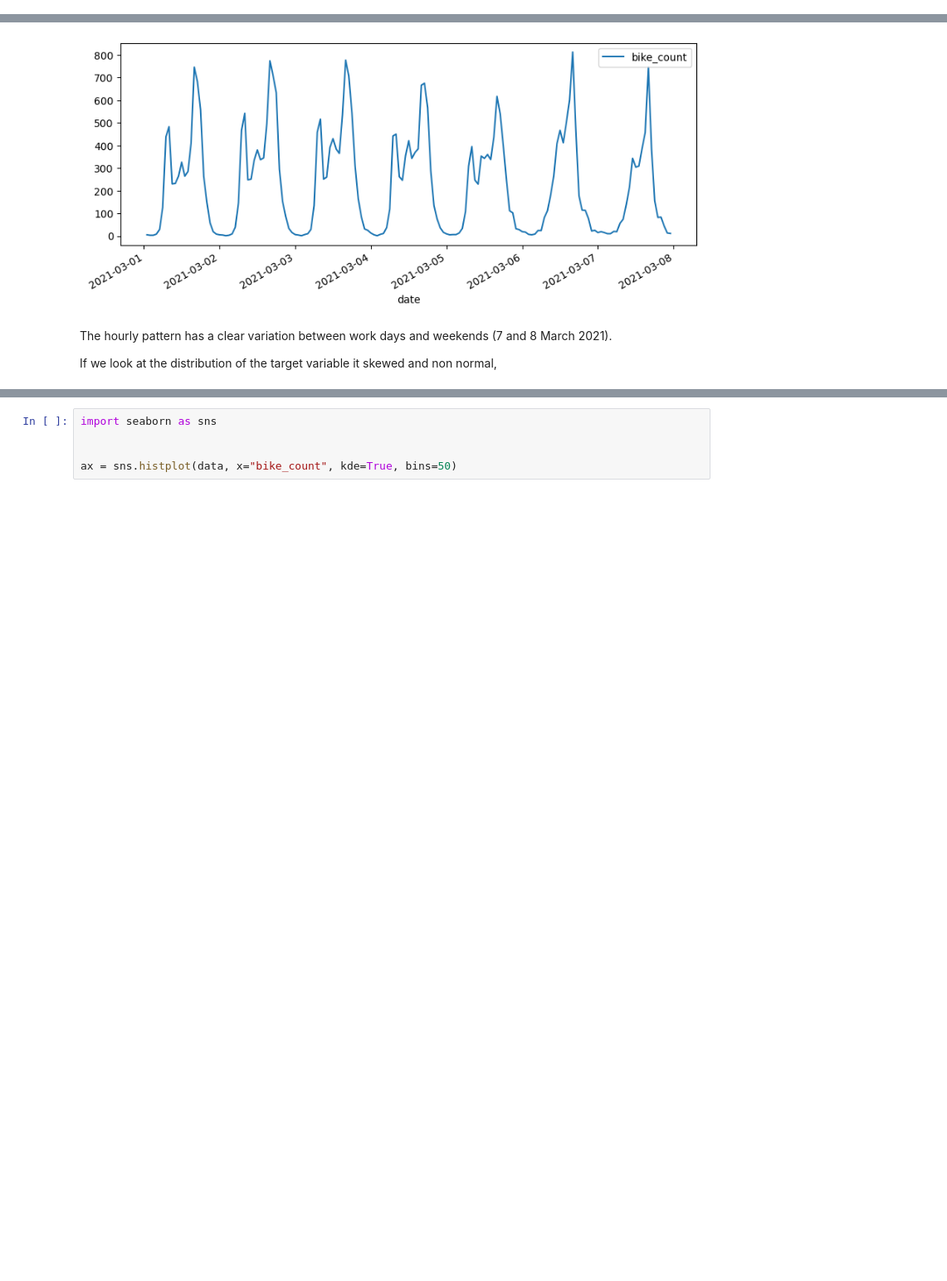
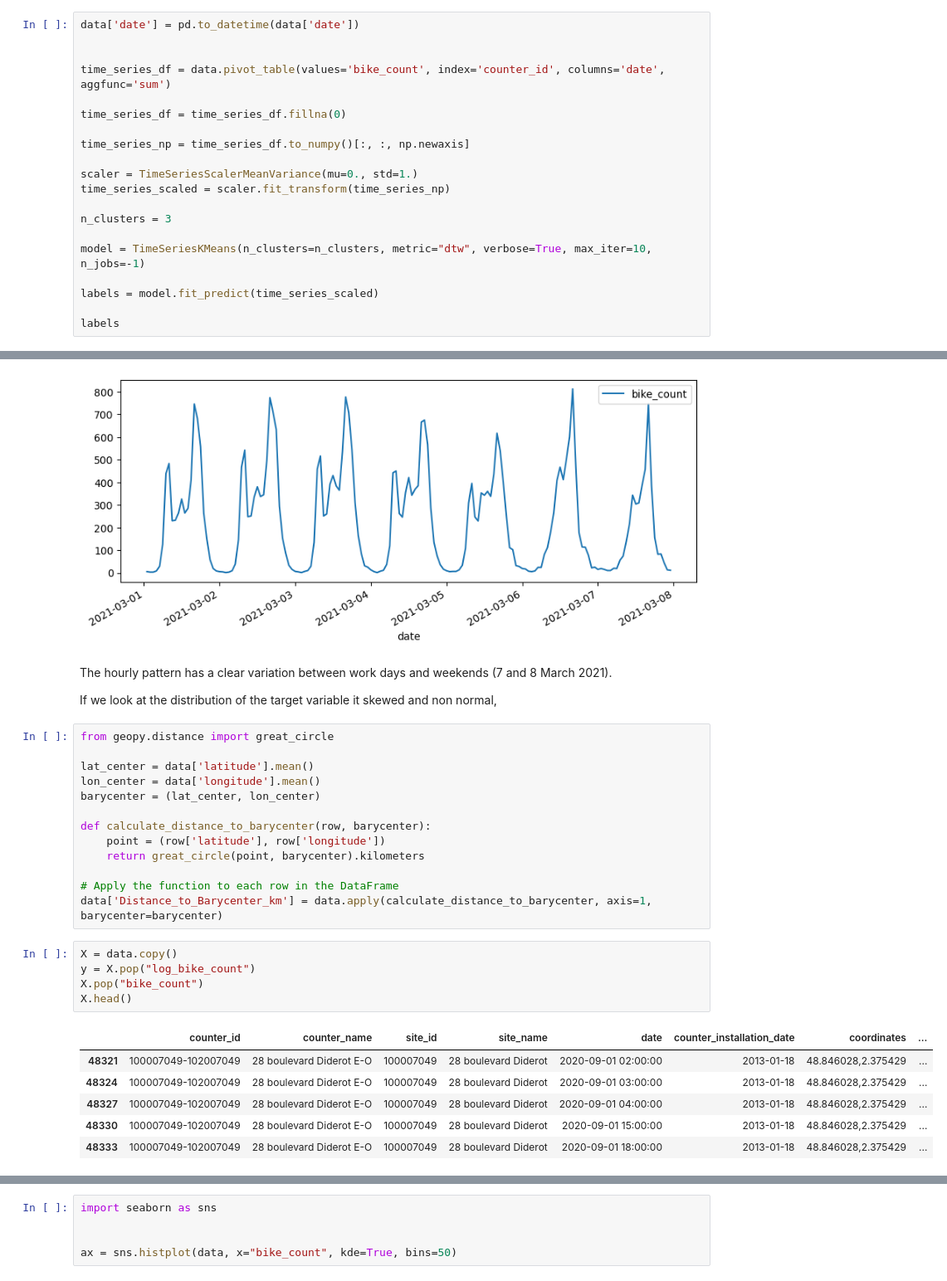
Before and after one commit to thibautboyenval/DSBchallenge, a Jupyter notebook: bike_counters_starting_kit.ipynb, the cells around one changed output, grey strips where cells are left out. Shown: that part at 83% size. Cells and saved outputs as stored; diff of their text form; blank space fills up the shorter version.

```diff
--- a/bike_counters_starting_kit.ipynb
+++ b/bike_counters_starting_kit.ipynb
@@ -108,3 +114,23 @@ data.groupby(["site_name", "counter_name"])["bike_count"].sum().sort_values(
+# %%
+data['date'] = pd.to_datetime(data['date'])
+
+
+time_series_df = data.pivot_table(values='bike_count', index='counter_id', columns='date', aggfunc='sum')
+
+time_series_df = time_series_df.fillna(0)
+
+time_series_np = time_series_df.to_numpy()[:, :, np.newaxis]
+
+scaler = TimeSeriesScalerMeanVariance(mu=0., std=1.)
+time_series_scaled = scaler.fit_transform(time_series_np)
+
+n_clusters = 3
+
+model = TimeSeriesKMeans(n_clusters=n_clusters, metric="dtw", verbose=True, max_iter=10, n_jobs=-1)
+
+labels = model.fit_predict(time_series_scaled)
+
+labels
 # %% [markdown]
 # Visualizing the data
 
@@ -167,3 +193,28 @@ data[mask].plot(x="date", y="bike_count", ax=ax)
 The hourly pattern has a clear variation between work days and weekends (7 and 8 March 2021).
 
 If we look at the distribution of the target variable it skewed and non normal,
+# %%
+from geopy.distance import great_circle
+
+lat_center = data['latitude'].mean()
+lon_center = data['longitude'].mean()
+barycenter = (lat_center, lon_center)
+
+def calculate_distance_to_barycenter(row, barycenter):
+    point = (row['latitude'], row['longitude'])
+    return great_circle(point, barycenter).kilometers
+
+# Apply the function to each row in the DataFrame
+data['Distance_to_Barycenter_km'] = data.apply(calculate_distance_to_barycenter, axis=1, barycenter=barycenter)
+# %%
+X = data.copy()
+y = X.pop("log_bike_count")
+X.pop("bike_count")
+X.head()
+# %% [output]
+|  | counter_id | counter_name | site_id | site_name | date | counter_installation_date | coordinates | ... |
+| 48321 | 100007049-102007049 | 28 boulevard Diderot E-O | 100007049 | 28 boulevard Diderot | 2020-09-01 02:00:00 | 2013-01-18 | 48.846028,2.375429 | ... |
+| 48324 | 100007049-102007049 | 28 boulevard Diderot E-O | 100007049 | 28 boulevard Diderot | 2020-09-01 03:00:00 | 2013-01-18 | 48.846028,2.375429 | ... |
+| 48327 | 100007049-102007049 | 28 boulevard Diderot E-O | 100007049 | 28 boulevard Diderot | 2020-09-01 04:00:00 | 2013-01-18 | 48.846028,2.375429 | ... |
+| 48330 | 100007049-102007049 | 28 boulevard Diderot E-O | 100007049 | 28 boulevard Diderot | 2020-09-01 15:00:00 | 2013-01-18 | 48.846028,2.375429 | ... |
+| 48333 | 100007049-102007049 | 28 boulevard Diderot E-O | 100007049 | 28 boulevard Diderot | 2020-09-01 18:00:00 | 2013-01-18 | 48.846028,2.375429 | ... |
```
Also changed, not shown: parts of 12 cells of this notebook, 1 other file.
